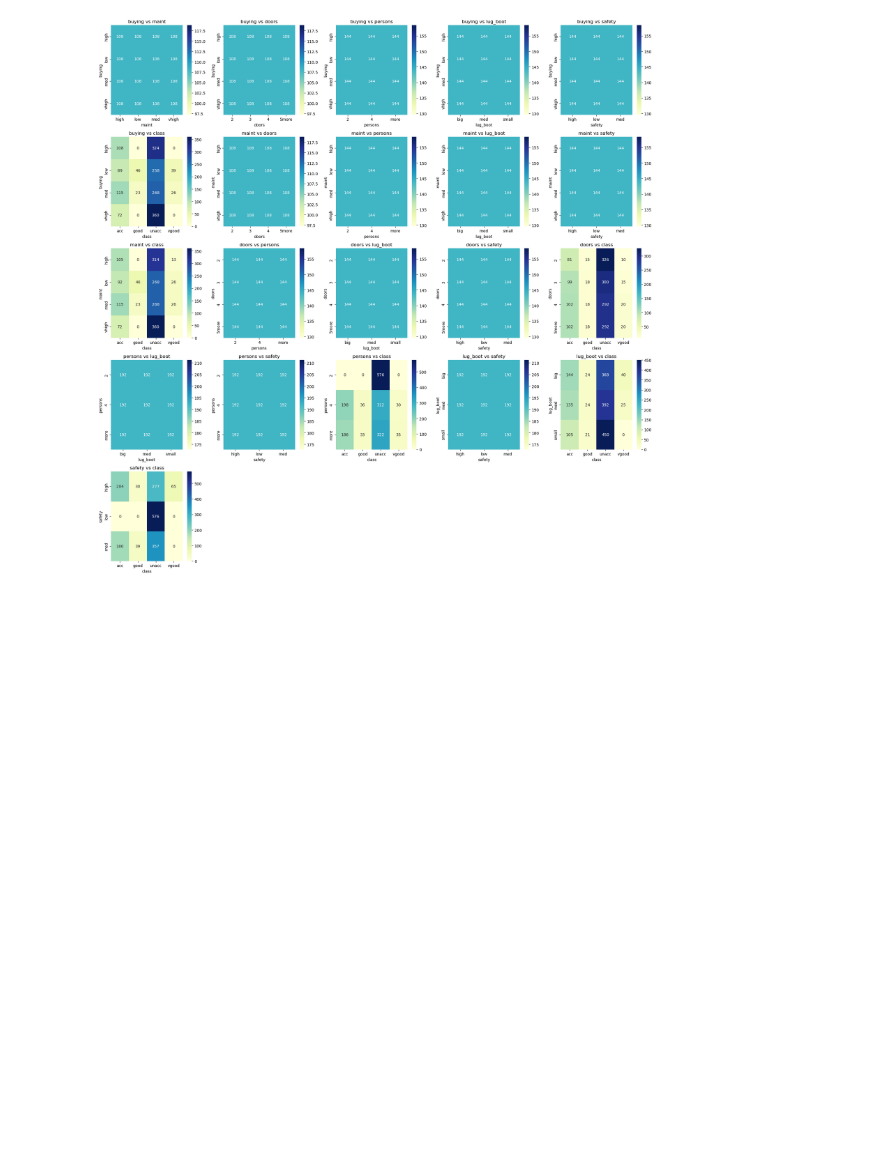
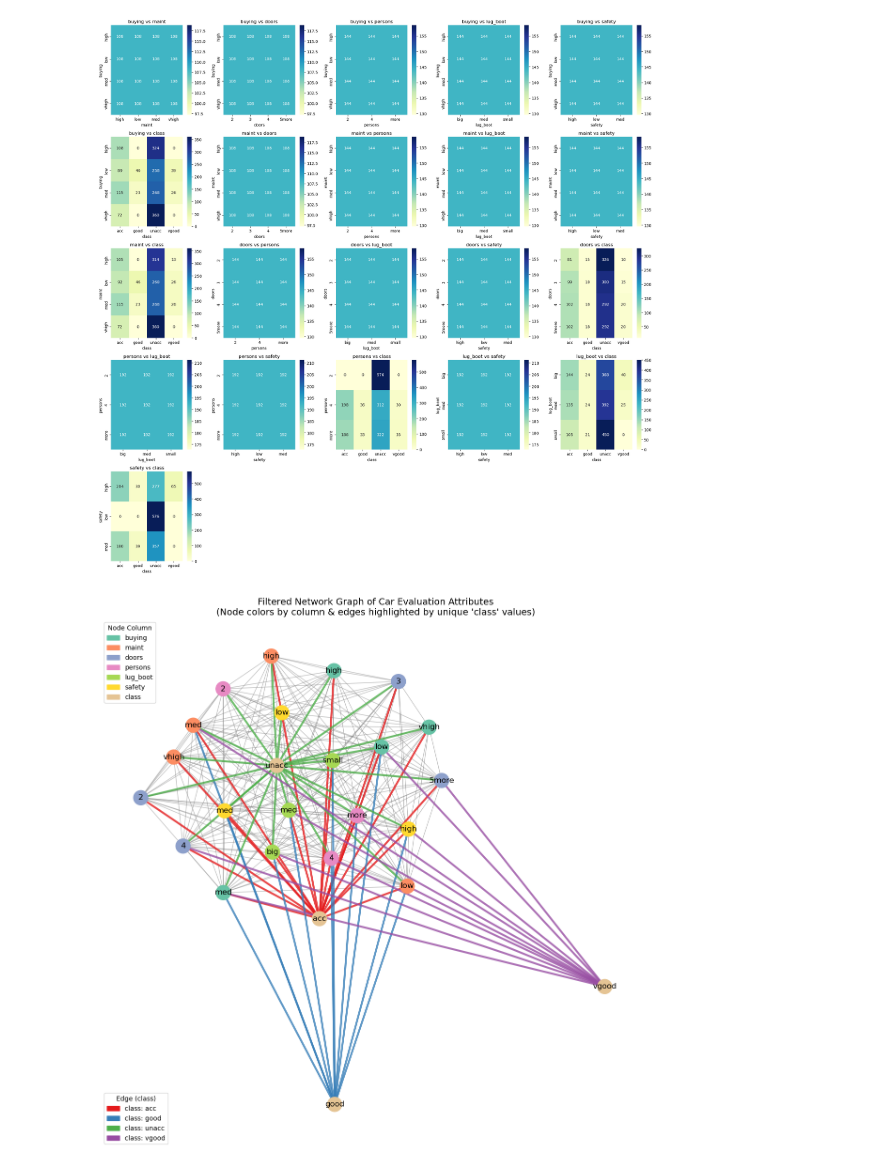
Before and after one commit to depipon/ClassicalML, a Jupyter notebook: 4 Model development for Car evaluation data.ipynb, the cells around one changed output. Cells and saved outputs as stored; diff of their text form; code cells hidden in the pictures; blank space fills up the shorter version.

```diff
--- a/4 Model development for Car evaluation data.ipynb
+++ b/4 Model development for Car evaluation data.ipynb
@@ -116,3 +118,89 @@ plt.tight_layout()
 plt.show()
 # %% [output]
 [figure]
+# %%
+# Define a color palette for nodes based on column names
+node_palette = sns.color_palette("Set2", n_colors=len(columns))
+node_color_map = dict(zip(columns, node_palette))
+
+# Build the full network graph: each node is a tuple (column, value)
+G = nx.Graph()
+for _, row in df.iterrows():
+    attrs = [(col, row[col]) for col in columns]
+    # Add nodes for each attribute in the row
+    for attr in attrs:
+        if attr not in G:
+            G.add_node(attr)
+    # Connect every pair of attributes from the same record (incrementing weight)
+    for attr1, attr2 in itertools.combinations(attrs, 2):
+        if G.has_edge(attr1, attr2):
+            G[attr1][attr2]['weight'] += 1
+        else:
+            G.add_edge(attr1, attr2, weight=1)
+
+# Filter out low-frequency edges to reduce clutter
+threshold = 20
+edges_to_keep = [(u, v) for u, v, data in G.edges(data=True) if data['weight'] >= threshold]
+H = nx.Graph()
+H.add_nodes_from(G.nodes(data=True))
+H.add_edges_from((u, v, G[u][v]) for u, v in edges_to_keep)
+# Remove isolated nodes, if any
+isolated = list(nx.isolates(H))
+if isolated:
+    H.remove_nodes_from(isolated)
+
+# --- Separate edges based on 'class' association ---
+# For each edge, if one of its endpoints belongs to 'class', group it by that unique class value.
+unique_classes = sorted(df['class'].unique())
+edge_class_groups = {cls: [] for cls in unique_classes}
+normal_edges = []
+for u, v, data in H.edges(data=True):
+    if u[0] == 'class':
+        edge_class_groups[u[1]].append((u, v))
+    elif v[0] == 'class':
+        edge_class_groups[v[1]].append((u, v))
+    else:
+        normal_edges.append((u, v))
+
+# --- Determine node colors ---
+node_colors = [node_color_map[node[0]] for node in H.nodes()]
+
+# --- Create a color palette for edges based on unique 'class' values ---
+edge_palette = sns.color_palette("Set1", n_colors=len(unique_classes))
+edge_color_map = dict(zip(unique_classes, edge_palette))
+
+# --- Plot the network graph ---
+plt.figure(figsize=(12, 12))
+pos = nx.spring_layout(H, k=0.5, seed=42)
+
+# Draw nodes (colored by originating column)
+nx.draw_networkx_nodes(H, pos, node_size=500, node_color=node_colors)
+
+# Draw normal edges in light gray
+nx.draw_networkx_edges(H, pos, edgelist=normal_edges, width=1, alpha=0.5, edge_color='gray')
+
+# Draw edges connected to 'class' nodes with colors based on the unique class value
+for cls, edgelist in edge_class_groups.items():
+    nx.draw_networkx_edges(H, pos, edgelist=edgelist, width=3, alpha=0.8,
+                           edge_color=[edge_color_map[cls]] * len(edgelist))
+
+# Draw labels (show only the attribute value, i.e. second element of tuple)
+labels = {node: node[1] for node in H.nodes()}
+nx.draw_networkx_labels(H, pos, labels, font_size=12)
+
+# --- Create legends ---
+# Legend for node colors (by column)
+node_handles = [mpatches.Patch(color=node_color_map[col], label=col) for col in node_color_map]
+node_legend = plt.legend(handles=node_handles, title="Node Column", loc="upper left")
+plt.gca().add_artist(node_legend)
+
+# Legend for edge colors (by unique 'class' value)
+edge_handles = [mpatches.Patch(color=edge_color_map[cls], label=f"class: {cls}") for cls in unique_classes]
+plt.legend(handles=edge_handles, title="Edge (class)", loc="lower left")
+
+plt.title("Filtered Network Graph of Car Evaluation Attributes\n(Node colors by column & edges highlighted by unique 'class' values)", fontsize=14)
+plt.axis('off')
+plt.tight_layout()
+plt.show()
+# %% [output]
+[figure, added]
```
Also changed, not shown: parts of 1 cell of this notebook.
